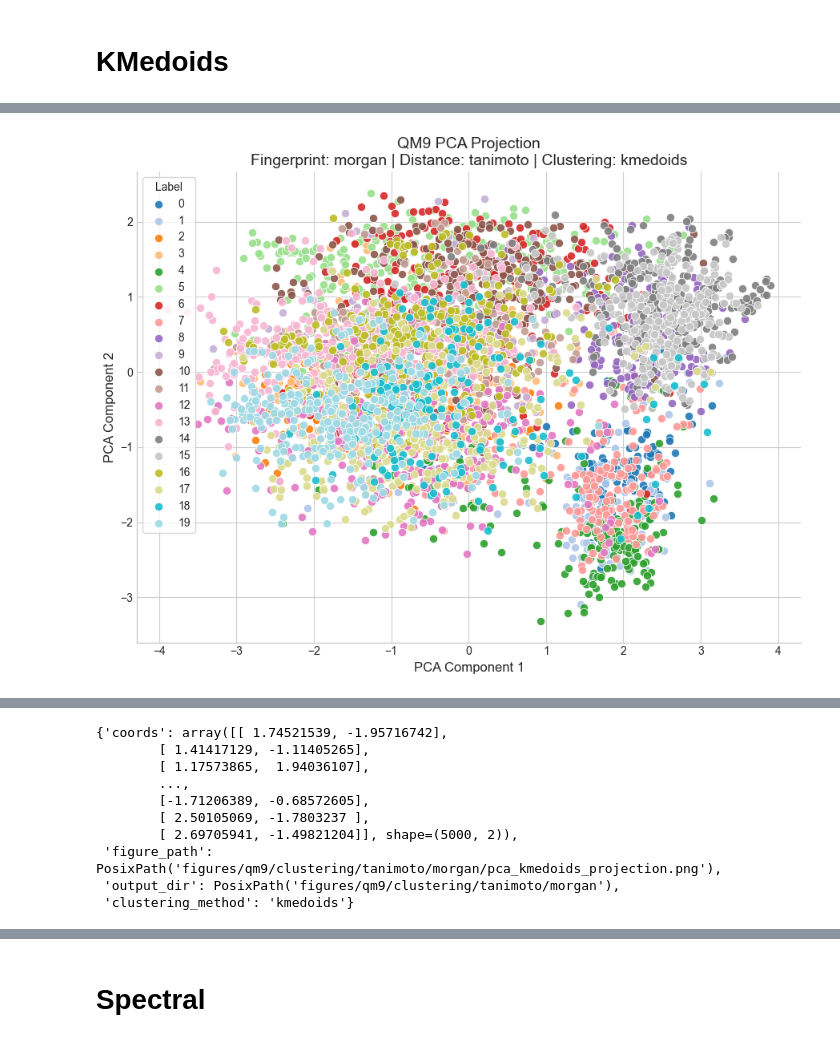
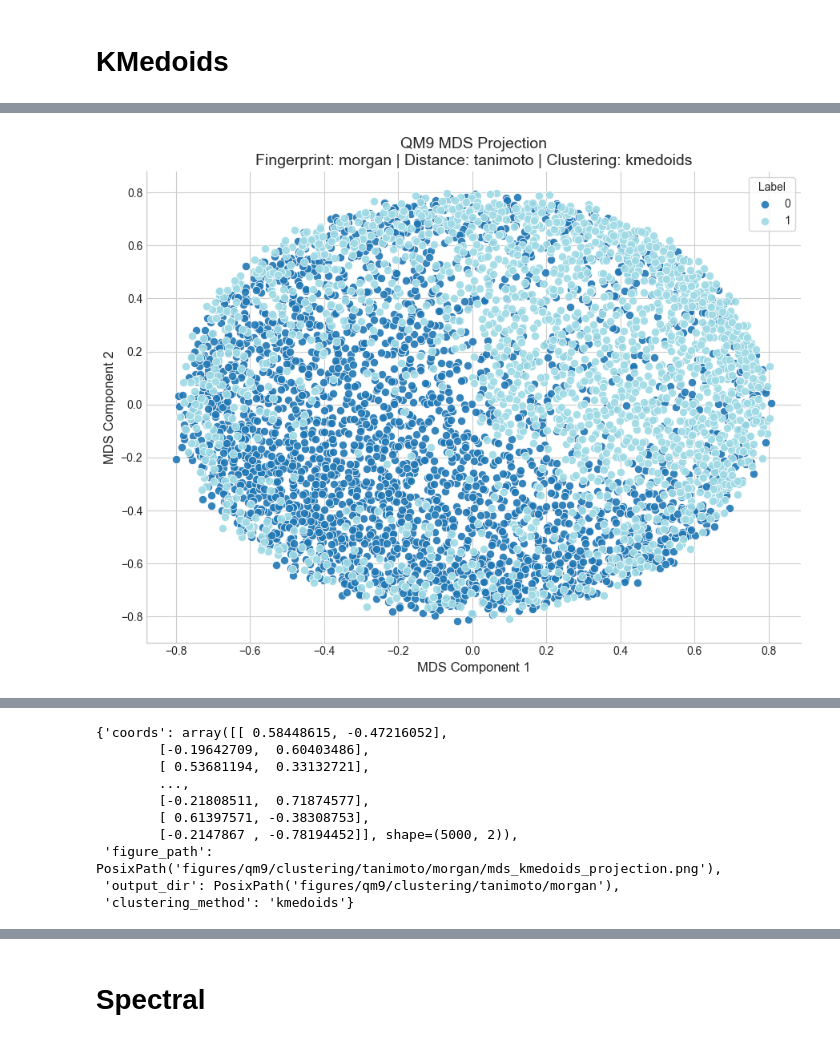
Before and after one commit to karlfindhansen/Non-Euclidean-Distances-in-Molecular-Representation, a Jupyter notebook: notebooks/QM9/clustering/euclidean/descriptors/morgan.ipynb, the cells around one changed output, grey strips where cells are left out. Cells and saved outputs as stored; diff of their text form; code cells hidden in the pictures.

```diff
--- a/notebooks/QM9/clustering/euclidean/descriptors/morgan.ipynb
+++ b/notebooks/QM9/clustering/euclidean/descriptors/morgan.ipynb
@@ -10,6 +10,8 @@ from hdbscan import HDBSCAN
 
 from src.datasets import QM9Dataset
 from src.helper_functions import plot_molecules_with_py3dmol, create_chemiscope_viewer, plot_distance_matrix_projection,benchmark_functional_groups, evaluate_distance_matrix_clustering_sweep, average_numeric_by_cluster,evaluate_hdbscan_grid
+
+projection_method = "MDS"
 # %%
 qm9 = QM9Dataset(limit=5000, sampling_strategy="stratified", stratify_by=["num_atoms", "gap"], descriptors=["morgan"])
 df = qm9.load()
@@ -147,7 +149,7 @@ benchmark_functional_groups(df, "labels_hier")
 # %% [markdown]
 # KMedoids
 # %%
-model_km = KMedoids(n_clusters=20, metric="precomputed")
+model_km = KMedoids(n_clusters=2, metric="precomputed")
 labels_km = model_km.fit_predict(dist_matrix)
 df = df.with_columns(labels_km=labels_km)
 # %%
@@ -163,12 +165,12 @@ create_chemiscope_viewer(df, dist_matrix, labels_km, 'PCA')
 # %%
 plot_distance_matrix_projection(
     dist_matrix=dist_matrix,
     fingerprint="morgan",
     distance_metric="tanimoto",
-    projection_method="PCA",
+    projection_method=projection_method,
     dataset_name="qm9",
     labels=labels_km,
     clustering_method="kmedoids"
 )
 # %% [output]
-[figure, old version]
+[figure, new version]
@@ -176,11 +178,11 @@ plot_distance_matrix_projection(
-{'coords': array([[ 1.74521539, -1.95716742],
-        [ 1.41417129, -1.11405265],
-        [ 1.17573865,  1.94036107],
+{'coords': array([[ 0.58448615, -0.47216052],
+        [-0.19642709,  0.60403486],
+        [ 0.53681194,  0.33132721],
         ...,
-        [-1.71206389, -0.68572605],
-        [ 2.50105069, -1.7803237 ],
-        [ 2.69705941, -1.49821204]], shape=(5000, 2)),
- 'figure_path': PosixPath('figures/qm9/clustering/tanimoto/morgan/pca_kmedoids_projection.png'),
+        [-0.21808511,  0.71874577],
+        [ 0.61397571, -0.38308753],
+        [-0.2147867 , -0.78194452]], shape=(5000, 2)),
+ 'figure_path': PosixPath('figures/qm9/clustering/tanimoto/morgan/mds_kmedoids_projection.png'),
  'output_dir': PosixPath('figures/qm9/clustering/tanimoto/morgan'),
  'clustering_method': 'kmedoids'}
 # %%
```
Also changed, not shown: parts of 27 cells of this notebook, 11 other files.
